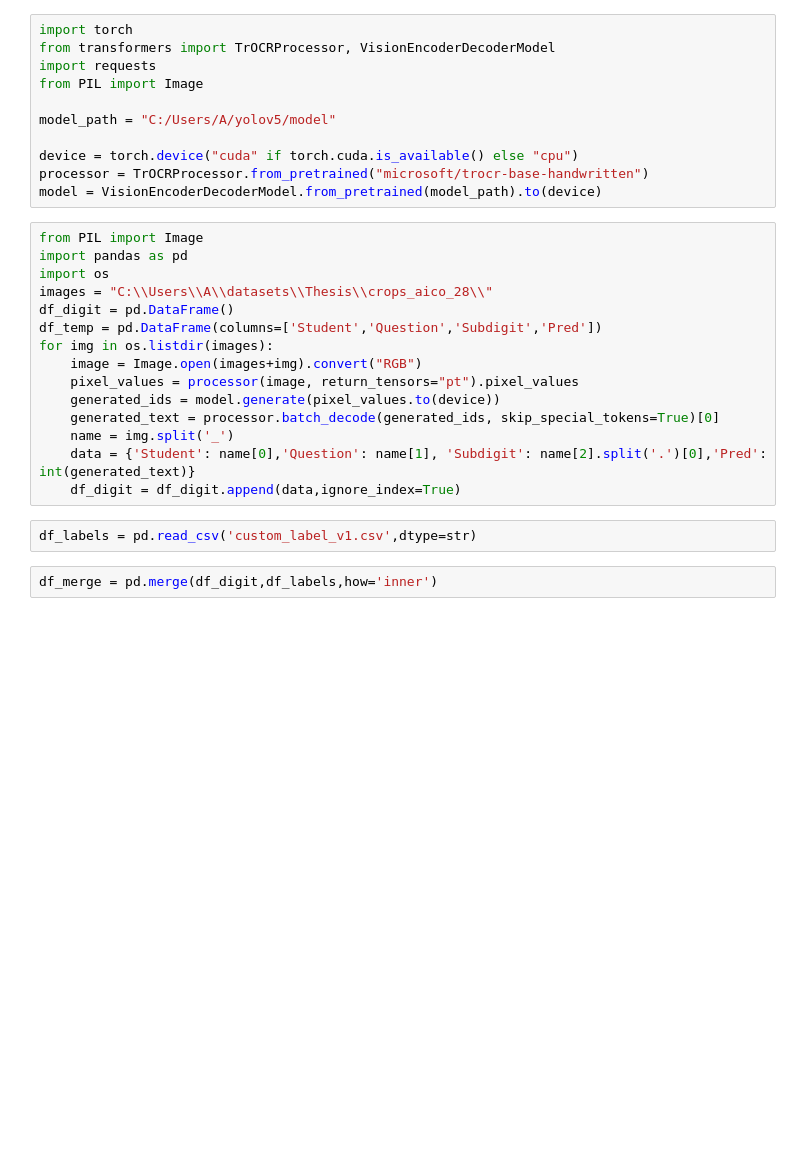
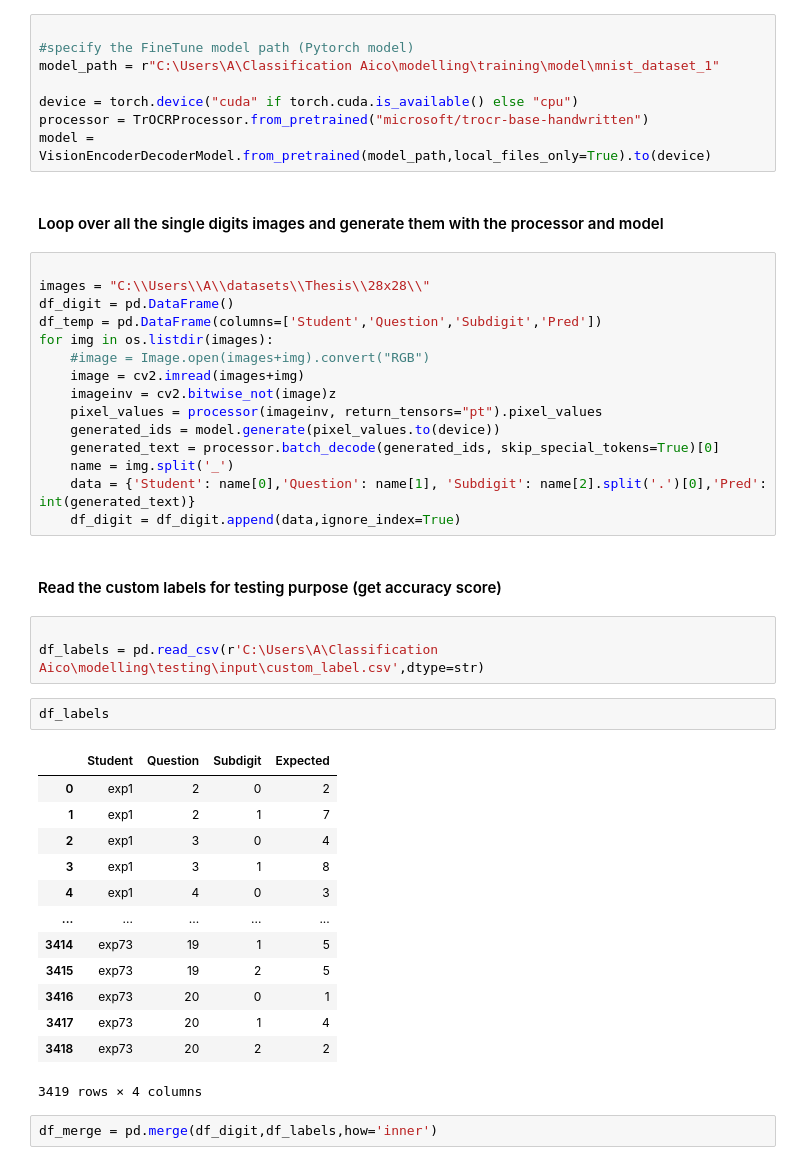
Before and after one commit to ADS-thesis-CITO/CITO-thesis, a Jupyter notebook: Classification Aico/modelling/testing/OCR recognition with Transformers.ipynb, the cells around one changed output. Cells and saved outputs as stored; diff of their text form; blank space fills up the shorter version.

```diff
--- a/Classification Aico/modelling/testing/OCR recognition with Transformers.ipynb
+++ b/Classification Aico/modelling/testing/OCR recognition with Transformers.ipynb
@@ -3,30 +29,48 @@
 # %%
-import torch
-from transformers import TrOCRProcessor, VisionEncoderDecoderModel
-import requests
-from PIL import Image
 
-model_path = "C:/Users/A/yolov5/model"
+#specify the FineTune model path (Pytorch model)
+model_path = r"C:\Users\A\Classification Aico\modelling\training\model\mnist_dataset_1"
 
 device = torch.device("cuda" if torch.cuda.is_available() else "cpu")
 processor = TrOCRProcessor.from_pretrained("microsoft/trocr-base-handwritten")
-model = VisionEncoderDecoderModel.from_pretrained(model_path).to(device)
+model = VisionEncoderDecoderModel.from_pretrained(model_path,local_files_only=True).to(device)
+# %% [markdown]
+#### Loop over all the single digits images and generate them with the processor and model
 # %%
-from PIL import Image
-import pandas as pd
-import os
-images = "C:\\Users\\A\\datasets\\Thesis\\crops_aico_28\\"
+
+images = "C:\\Users\\A\\datasets\\Thesis\\28x28\\"
 df_digit = pd.DataFrame()
 df_temp = pd.DataFrame(columns=['Student','Question','Subdigit','Pred'])
 for img in os.listdir(images):
-    image = Image.open(images+img).convert("RGB")
-    pixel_values = processor(image, return_tensors="pt").pixel_values
+    #image = Image.open(images+img).convert("RGB")
+    image = cv2.imread(images+img)
+    imageinv = cv2.bitwise_not(image)z
+    pixel_values = processor(imageinv, return_tensors="pt").pixel_values
     generated_ids = model.generate(pixel_values.to(device))
     generated_text = processor.batch_decode(generated_ids, skip_special_tokens=True)[0]
     name = img.split('_')
     data = {'Student': name[0],'Question': name[1], 'Subdigit': name[2].split('.')[0],'Pred': int(generated_text)}
     df_digit = df_digit.append(data,ignore_index=True)
+# %% [markdown]
+#### Read the custom labels for testing purpose (get accuracy score)
 # %%
-df_labels = pd.read_csv('custom_label_v1.csv',dtype=str)
+
+df_labels = pd.read_csv(r'C:\Users\A\Classification Aico\modelling\testing\input\custom_label.csv',dtype=str)
+# %%
+df_labels
+# %% [output]
+|  | Student | Question | Subdigit | Expected |
+| 0 | exp1 | 2 | 0 | 2 |
+| 1 | exp1 | 2 | 1 | 7 |
+| 2 | exp1 | 3 | 0 | 4 |
+| 3 | exp1 | 3 | 1 | 8 |
+| 4 | exp1 | 4 | 0 | 3 |
+| ... | ... | ... | ... | ... |
+| 3414 | exp73 | 19 | 1 | 5 |
+| 3415 | exp73 | 19 | 2 | 5 |
+| 3416 | exp73 | 20 | 0 | 1 |
+| 3417 | exp73 | 20 | 1 | 4 |
+| 3418 | exp73 | 20 | 2 | 2 |
+3419 rows × 4 columns
 # %%
 df_merge = pd.merge(df_digit,df_labels,how='inner')
```
Also changed, not shown: parts of 22 cells of this notebook.
